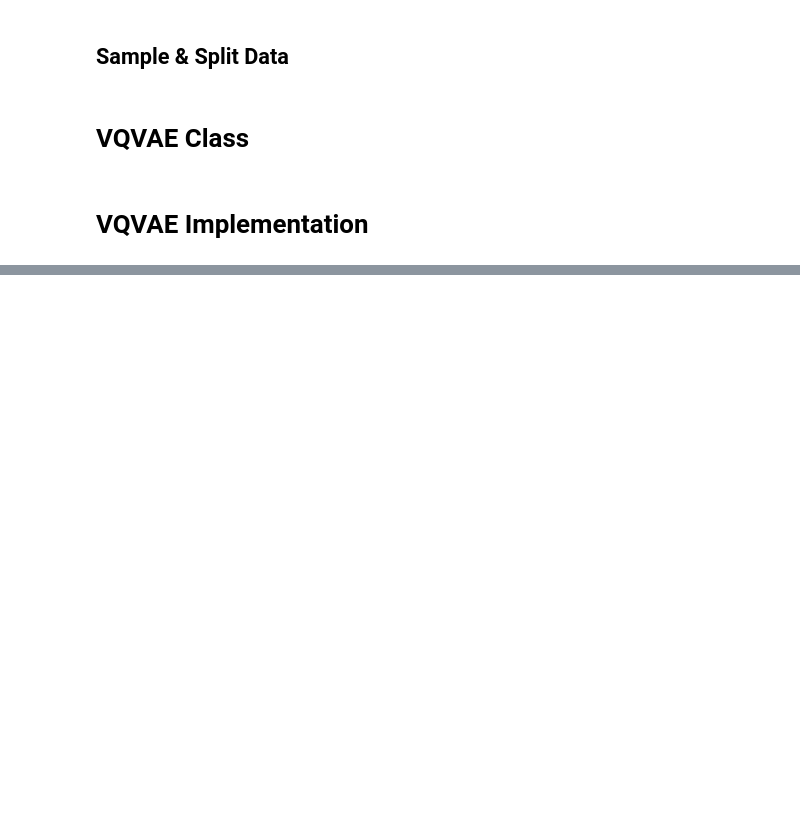
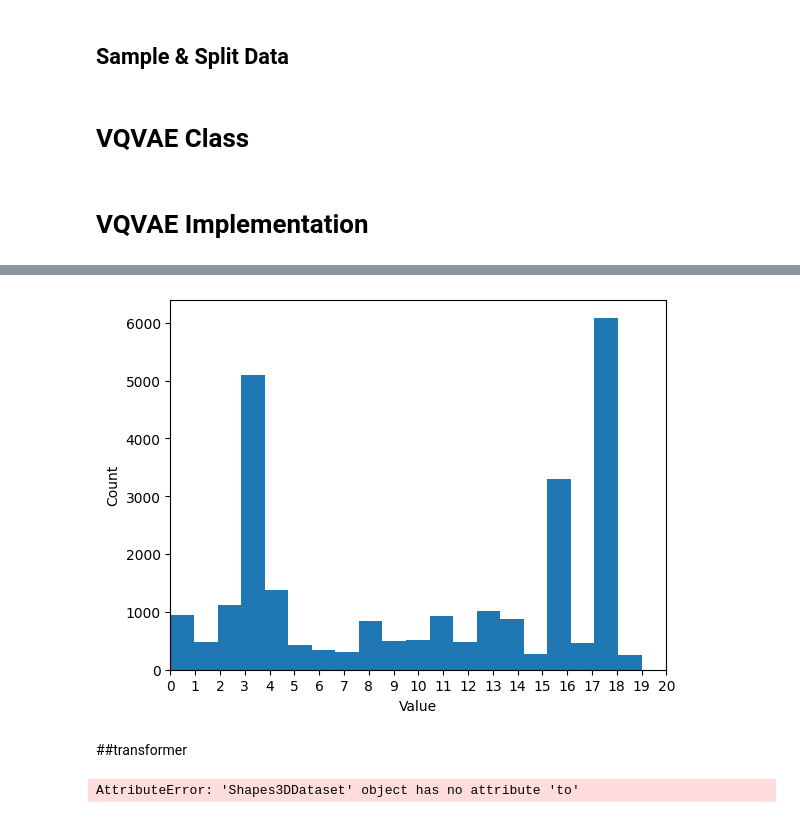
Before and after one commit to Kavoshgare-Keyhan/3dshape-vqvae-pyTorch, a Jupyter notebook: 3dshape_vqvae.ipynb, the cells around one changed output, grey strips where cells are left out. Saved outputs shown, nothing was run; the diff lists cells and outputs as text; code cells hidden in the pictures; blank space fills up the shorter version.

```diff
--- a/3dshape_vqvae.ipynb
+++ b/3dshape_vqvae.ipynb
@@ -351,0 +369,10 @@ Done Reconstruction ...
+# %%
+plt.hist(indices.flatten(), bins=20)
+#set x limits
+plt.xlim([0, 20])
+plt.xticks(range(21))
+plt.xlabel('Value')
+plt.ylabel('Count')
+plt.show()
+# %% [output]
+[figure, added]
@@ -351,0 +385,12 @@ Done Reconstruction ...
+# %% [markdown]
+##transformer
+# %%
+path='/content/drive/MyDrive/Data/3dshapes.h5'
+device='cuda'
+train_dataset = Shapes3DDataset(split='train', data_path=path)
+test_dataset = Shapes3DDataset(split='test', data_path=path)
+
+train_loader = DataLoader(train_dataset, batch_size=256, shuffle=True, num_workers=8, pin_memory=True, collate_fn=custom_collate_fn)
+test_loader = DataLoader(test_dataset, batch_size=256, shuffle=True, num_workers=8, pin_memory=True, collate_fn=custom_collate_fn)
+# %% [output]
+AttributeError: 'Shapes3DDataset' object has no attribute 'to'
```
Also changed, not shown: parts of 20 cells of this notebook.
